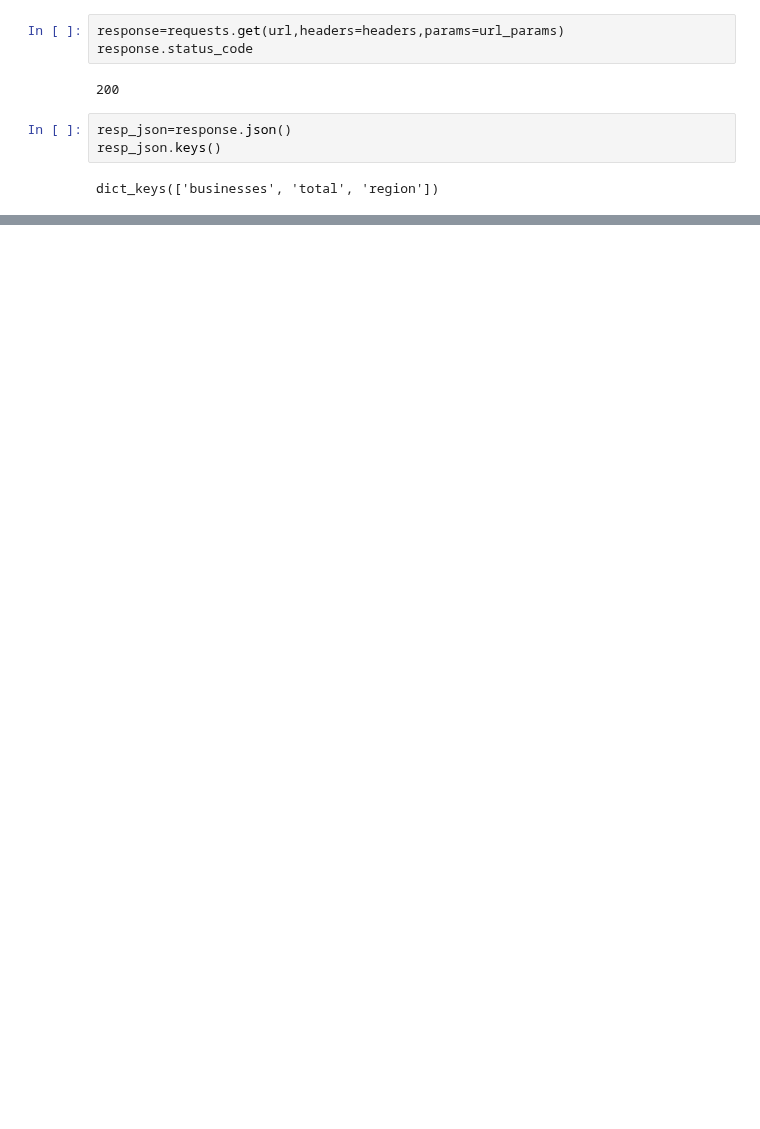
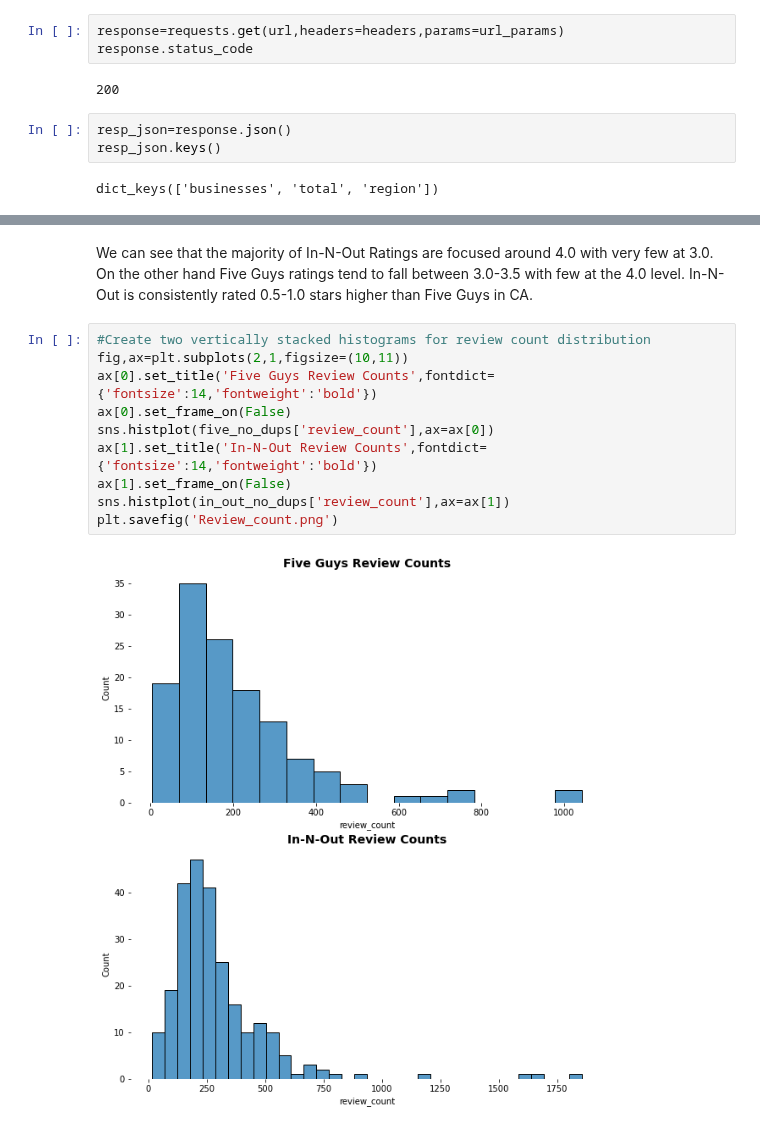
Before and after one commit to morganFitzg/burger-research, a Jupyter notebook: burgers.ipynb, the cells around one changed output, grey strips where cells are left out. Drawn from its saved outputs; the diff is of its cells as text; blank space fills up the shorter version.

```diff
--- a/burgers.ipynb
+++ b/burgers.ipynb
@@ -120,0 +658,14 @@ Would then add/extend this to existing list...would have to decide whether to do
+# %% [markdown]
+We can see that the majority of In-N-Out Ratings are focused around 4.0 with very few at 3.0. On the other hand Five Guys ratings tend to fall between 3.0-3.5 with few at the 4.0 level. In-N-Out is consistently rated 0.5-1.0 stars higher than Five Guys in CA.
+# %%
+#Create two vertically stacked histograms for review count distribution
+fig,ax=plt.subplots(2,1,figsize=(10,11))
+ax[0].set_title('Five Guys Review Counts',fontdict={'fontsize':14,'fontweight':'bold'})
+ax[0].set_frame_on(False)
+sns.histplot(five_no_dups['review_count'],ax=ax[0])
+ax[1].set_title('In-N-Out Review Counts',fontdict={'fontsize':14,'fontweight':'bold'})
+ax[1].set_frame_on(False)
+sns.histplot(in_out_no_dups['review_count'],ax=ax[1])
+plt.savefig('Review_count.png')
+# %% [output]
+[figure, added]
```
Also changed, not shown: parts of 63 cells of this notebook.
